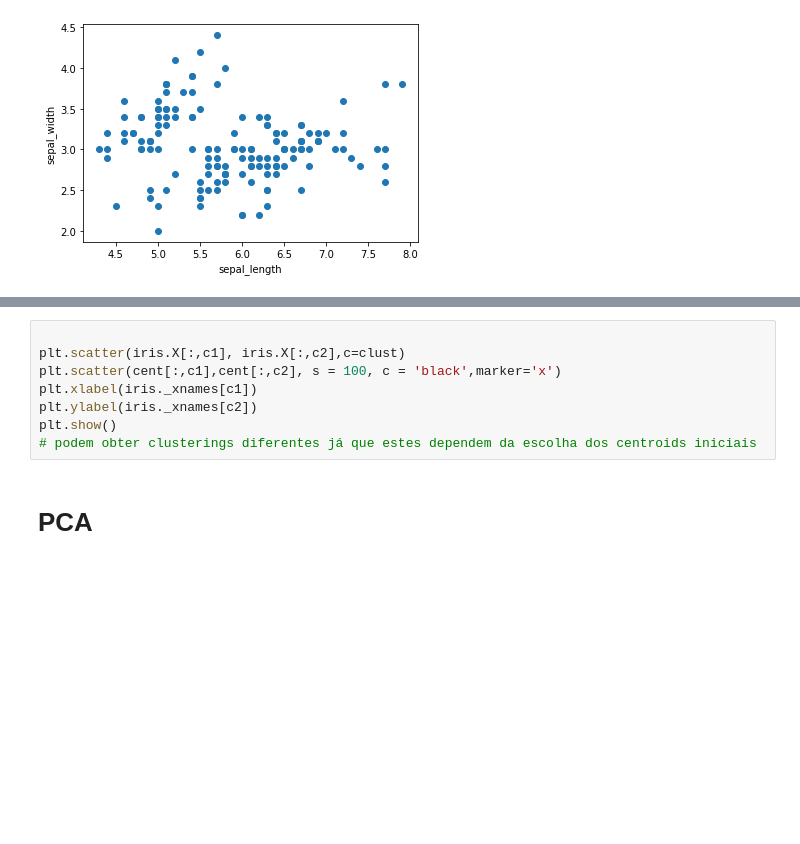
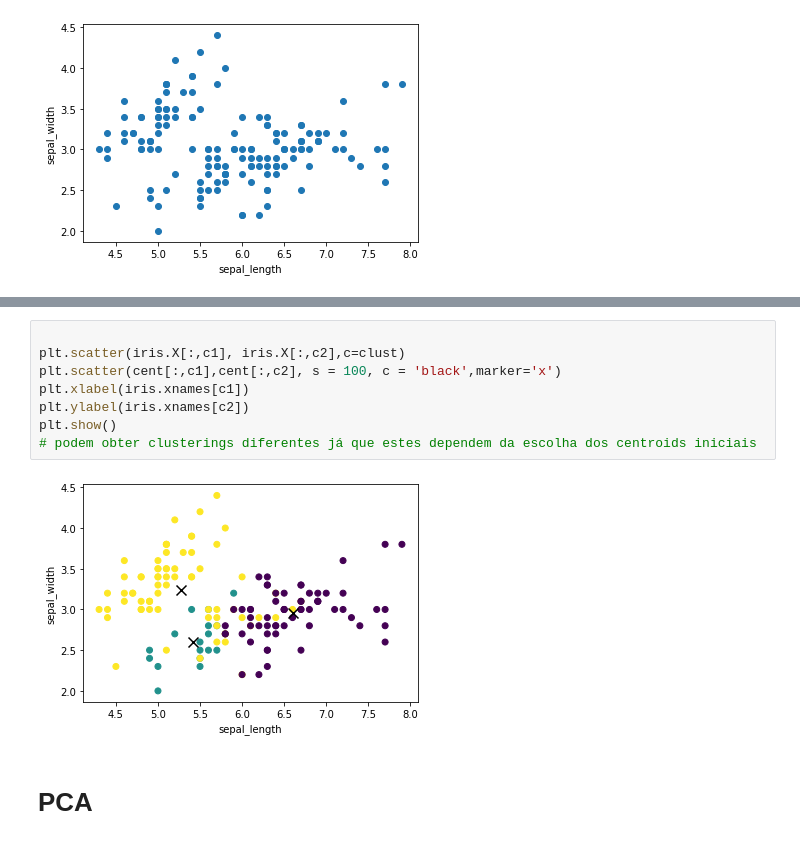
Before and after one commit to SaraBoaventura/si, a Jupyter notebook: scripts/Eval1.ipynb, the cells around one changed output, grey strips where cells are left out. Saved outputs shown, nothing was run; the diff lists cells and outputs as text; blank space fills up the shorter version.

```diff
--- a/scripts/Eval1.ipynb
+++ b/scripts/Eval1.ipynb
@@ -138,11 +137,13 @@ ValueError: operands could not be broadcast together with shapes (150,4) (3,4)
 # %%
 
 plt.scatter(iris.X[:,c1], iris.X[:,c2],c=clust)
 plt.scatter(cent[:,c1],cent[:,c2], s = 100, c = 'black',marker='x')
-plt.xlabel(iris._xnames[c1])
-plt.ylabel(iris._xnames[c2])
+plt.xlabel(iris.xnames[c1])
+plt.ylabel(iris.xnames[c2])
 plt.show()
 # podem obter clusterings diferentes já que estes dependem da escolha dos centroids iniciais
+# %% [output]
+[figure, added]
 # %% [markdown]
 # PCA
 # %%
```
Also changed, not shown: parts of 1 cell of this notebook, 3 other files.
